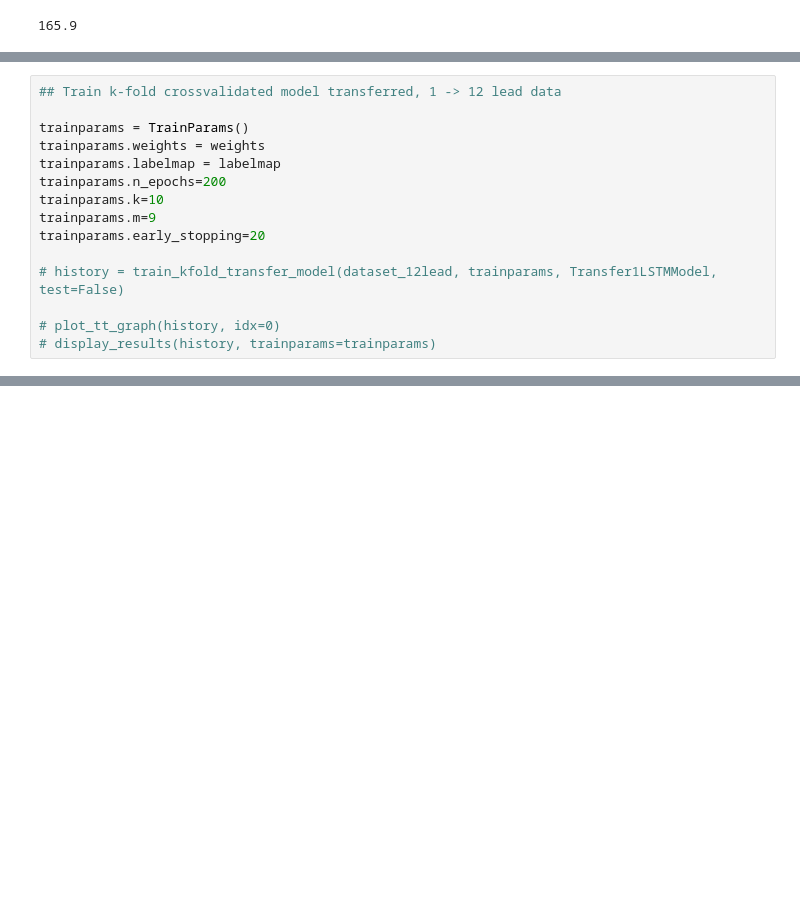
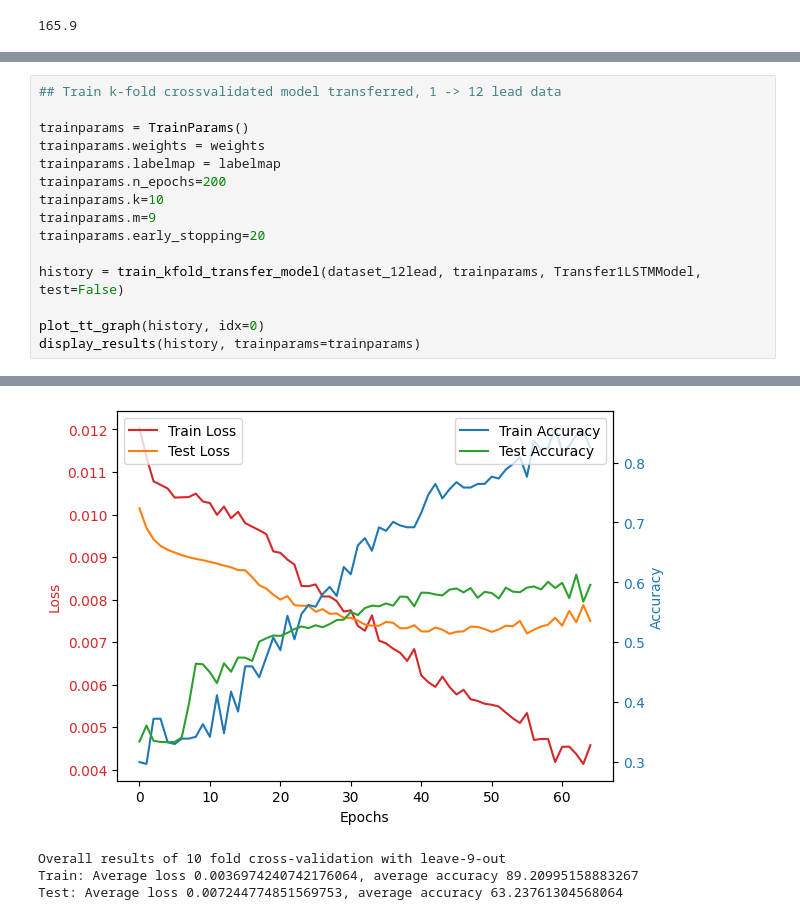
Before and after one commit to MattyAB/ecg_transfer, a Jupyter notebook: ecg.ipynb, the cells around one changed output, grey strips where cells are left out. Drawn from its saved outputs; the diff is of its cells as text; blank space fills up the shorter version.

```diff
--- a/ecg.ipynb
+++ b/ecg.ipynb
@@ -135,7 +157,8 @@ trainparams.k=10
 trainparams.m=9
 trainparams.early_stopping=20
 
-# history = train_kfold_transfer_model(dataset_12lead, trainparams, Transfer1LSTMModel, test=False)
+history = train_kfold_transfer_model(dataset_12lead, trainparams, Transfer1LSTMModel, test=False)
 
-# plot_tt_graph(history, idx=0)
-# display_results(history, trainparams=trainparams)
+plot_tt_graph(history, idx=0)
+display_results(history, trainparams=trainparams)
+# %% [output]
@@ -142 +182,5 @@ trainparams.early_stopping=20
+[figure, added]
+Overall results of 10 fold cross-validation with leave-9-out
+Train: Average loss 0.0036974240742176064, average accuracy 89.20995158883267
+Test: Average loss 0.007244774851569753, average accuracy 63.23761304568064
 # %%
```
Also changed, not shown: parts of 5 cells of this notebook.
